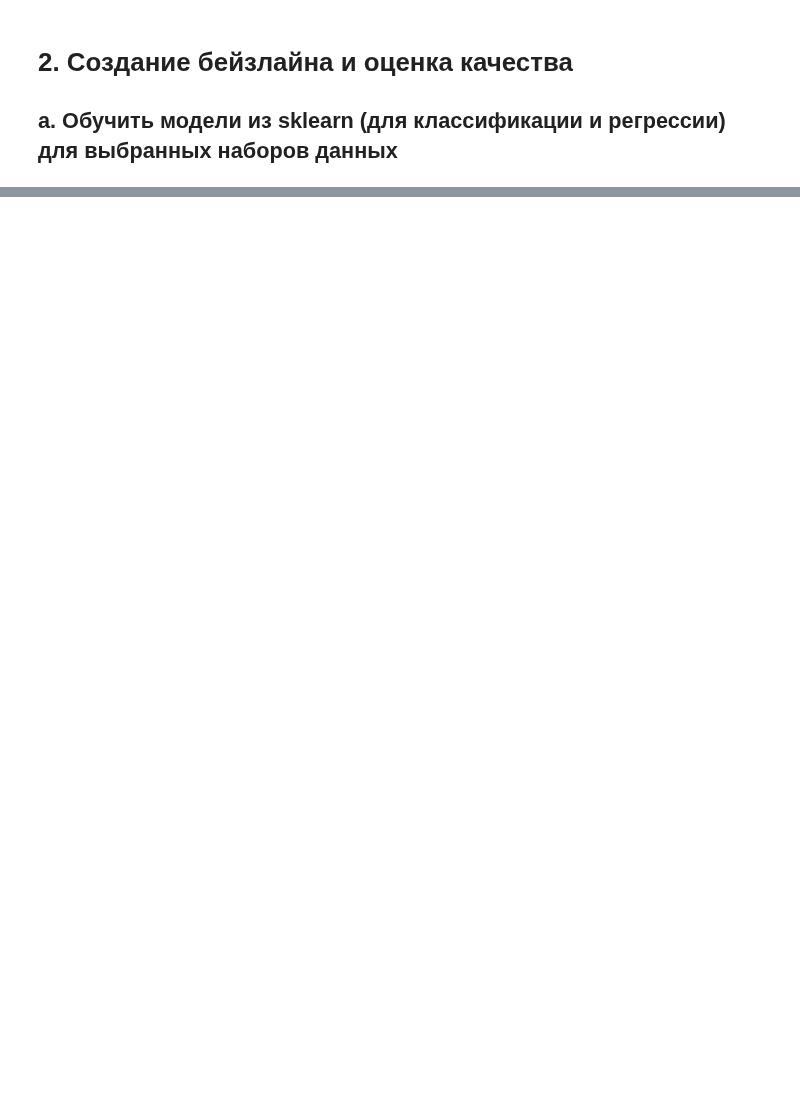
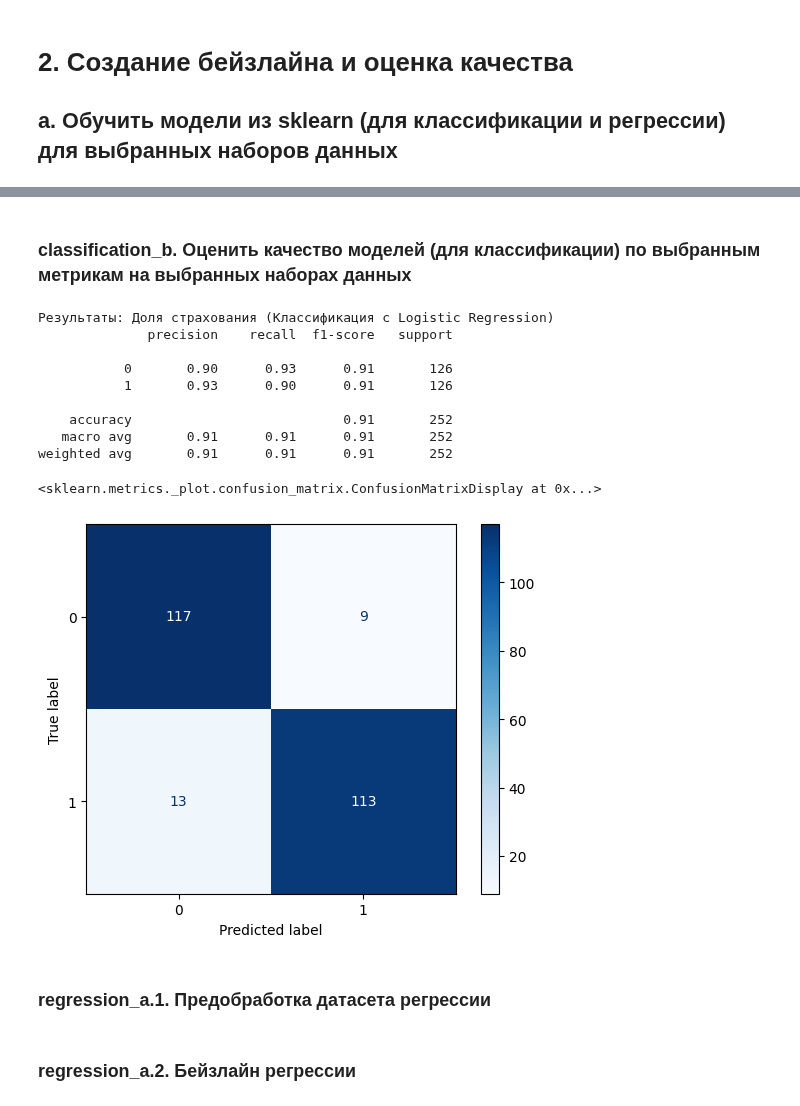
Before and after one commit to box1t/poor_monk, a Jupyter notebook: 7th_term/about_ai_course/ml/2_lab.ipynb, the cells around one changed output, grey strips where cells are left out. Saved outputs shown, nothing was run; the diff lists cells and outputs as text; code cells hidden in the pictures; blank space fills up the shorter version.

```diff
--- a/7th_term/about_ai_course/ml/2_lab.ipynb
+++ b/7th_term/about_ai_course/ml/2_lab.ipynb
@@ -314,16 +153,0 @@ from sklearn.metrics import classification_report, ConfusionMatrixDisplay
-# %%
-# --- 2.1. предобработка датасета классификации ---
-# Создание целевой переменной (Бинаризация)
-# Так как исходная задача — классификация, делим чеки по медиане
-median_charge = df_clf['Insurance_Charges'].median()
-df_clf['High_Charge'] = (df_clf['Insurance_Charges'] > median_charge).astype(int)
-
-# Признаки и таргет (Определение X и y)
-X = df_clf.drop(columns=['Insurance_Charges', 'High_Charge'])
-y = df_clf['High_Charge']
-
-# Настройка трансформера (Pipeline Step 1)
-preprocessor = ColumnTransformer([
-    ('num', StandardScaler(), num_cols),
-    ('cat', OneHotEncoder(drop='first', handle_unknown='ignore'), str_cols) # drop='first' для избежания ловушки дамми-переменных
-])
@@ -484,0 +195,17 @@ f_1 = f1_score(yclf_test, yclf_pred)
+# %%
+# 2.1.6. создание пайплайна
+model_clf = Pipeline([
+    ('pre', preprocessor),
+    ('clf', LogisticRegression(C=1.0, class_weight='balanced', # с балансировкой весов на случай дисбаланса классов
+                               random_state=42))
+])
+
+# 2.1.7. разделение на обучающую и тестовую выборки
+X_train, X_test, y_train, y_test = train_test_split(
+    X, y, test_size=0.2,
+    stratify=y, # stratify=y сохраняет баланс классов в обеих частях
+    random_state=42
+)
+
+# 2.1.8. обучение модели
+model_clf.fit(X_train, y_train)
@@ -484,0 +224,25 @@ f_1 = f1_score(yclf_test, yclf_pred)
+# %% [markdown]
+### classification_b. Оценить качество моделей (для классификации) по выбранным метрикам на выбранных наборах данных
+# %%
+# 2.1.9. оценка качества модели
+print("Результаты: Доля страхования (Классификация с Logistic Regression)")
+
+# получение предсказаний, вывод метрик
+print(classification_report(y_test, model_clf.predict(X_test)))
+
+# визуализация матрицы ошибок
+ConfusionMatrixDisplay.from_estimator(model_clf, X_test, y_test, cmap='Blues')
+# %% [output]
+Результаты: Доля страхования (Классификация с Logistic Regression)
+              precision    recall  f1-score   support
+
+           0       0.90      0.93      0.91       126
+           1       0.93      0.90      0.91       126
+
+    accuracy                           0.91       252
+   macro avg       0.91      0.91      0.91       252
+weighted avg       0.91      0.91      0.91       252
+<sklearn.metrics._plot.confusion_matrix.ConfusionMatrixDisplay at 0x...>
+[figure, added]
+# %% [markdown]
+### regression_а.1. Предобработка датасета регрессии
@@ -484,0 +268,2 @@ f_1 = f1_score(yclf_test, yclf_pred)
+# %% [markdown]
+### regression_а.2. Бейзлайн регрессии
```
Also changed, not shown: parts of 66 cells of this notebook, 49 other files.
